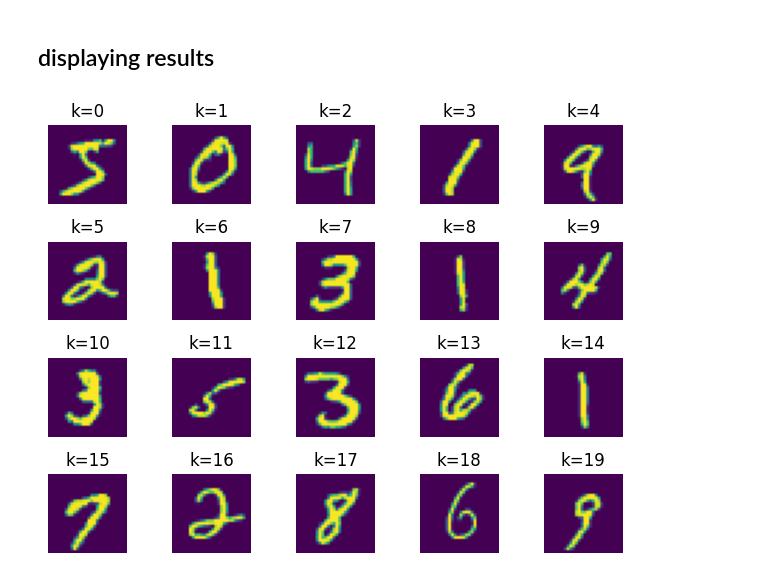
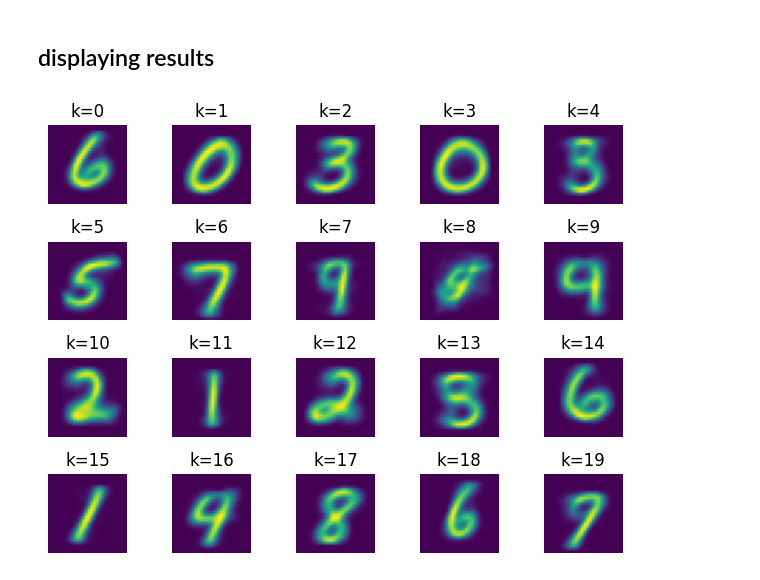
Before and after one commit to SansPapyrus683/ece133a, a Jupyter notebook: 1-10.ipynb, the cells around one changed output. Drawn from its saved outputs; the diff is of its cells as text; code cells hidden in the pictures.

Commit message:
oops displayed wrong images

```diff
--- a/1-10.ipynb
+++ b/1-10.ipynb
@@ -45,13 +45,13 @@ while True:
 # %%
 fig, ax = plt.subplots(4, 5)
 
 flat_ax = ax.flatten()
 for i in range(k):
-    flat_ax[i].imshow(digits[i].reshape(28, 28).T)
+    flat_ax[i].imshow(reps[i].reshape(28, 28).T)
     flat_ax[i].set_axis_off()
     flat_ax[i].set_title(f"k={i}")
 
 fig.tight_layout()
 fig.show()
 # %% [output]
-[figure, old version]
+[figure, new version]
```
